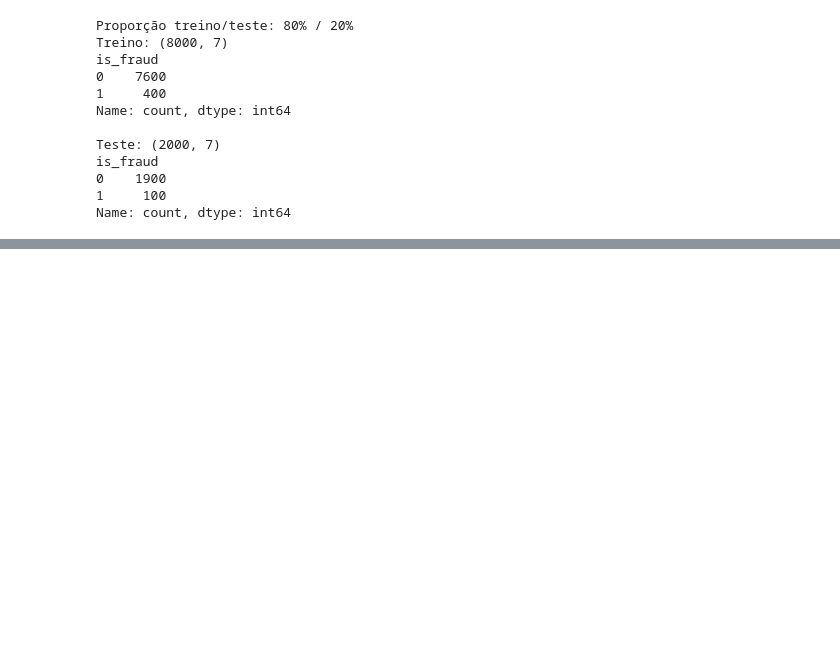
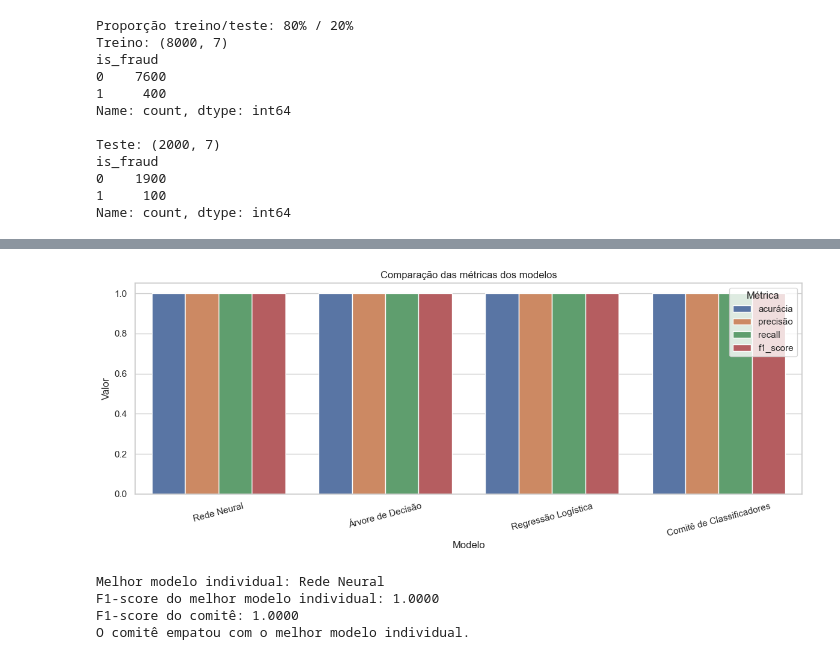
Before and after one commit to Lapenha/A3_IA_USJT_2026, a Jupyter notebook: A3_classifier_committee.ipynb, the cells around one changed output, grey strips where cells are left out. Saved outputs shown, nothing was run; the diff lists cells and outputs as text; code cells hidden in the pictures; blank space fills up the shorter version.

```diff
--- a/A3_classifier_committee.ipynb
+++ b/A3_classifier_committee.ipynb
@@ -478,0 +507,12 @@ Pontos para desenvolver no relatório:
+# %%
+comparison_df = pd.concat(
+    [individual_results_df, pd.DataFrame([committee_metrics])],
+    ignore_index=True,
+)
+
+comparison_df = comparison_df.sort_values(
+    by=["f1_score", "recall", "precisão", "acurácia"],
+    ascending=False,
+).reset_index(drop=True)
+
+comparison_df.round(4)
@@ -478,0 +525,39 @@ Pontos para desenvolver no relatório:
+# %%
+metrics_to_plot = ["acurácia", "precisão", "recall", "f1_score"]
+plot_df = comparison_df.melt(id_vars="modelo", value_vars=metrics_to_plot, var_name="métrica", value_name="valor")
+
+plt.figure(figsize=(12, 5))
+sns.barplot(data=plot_df, x="modelo", y="valor", hue="métrica")
+plt.ylim(0, 1.05)
+plt.title("Comparação das métricas dos modelos")
+plt.xlabel("Modelo")
+plt.ylabel("Valor")
+plt.xticks(rotation=15)
+plt.legend(title="Métrica")
+plt.tight_layout()
+plt.show()
+# %% [output]
+[figure, added]
+# %%
+best_individual_model = individual_results_df.sort_values(
+    by=["f1_score", "recall", "precisão", "acurácia"],
+    ascending=False,
+).iloc[0]
+
+committee_row = pd.Series(committee_metrics)
+
+print(f"Melhor modelo individual: {best_individual_model['modelo']}")
+print(f"F1-score do melhor modelo individual: {best_individual_model['f1_score']:.4f}")
+print(f"F1-score do comitê: {committee_row['f1_score']:.4f}")
+
+if committee_row["f1_score"] > best_individual_model["f1_score"]:
+    print("O comitê apresentou melhora em relação ao melhor modelo individual.")
+elif committee_row["f1_score"] == best_individual_model["f1_score"]:
+    print("O comitê empatou com o melhor modelo individual.")
+else:
+    print("O comitê não superou o melhor modelo individual nesta base.")
+# %% [output]
+Melhor modelo individual: Rede Neural
+F1-score do melhor modelo individual: 1.0000
+F1-score do comitê: 1.0000
+O comitê empatou com o melhor modelo individual.
```
Also changed, not shown: parts of 53 cells of this notebook, 1 other file.
